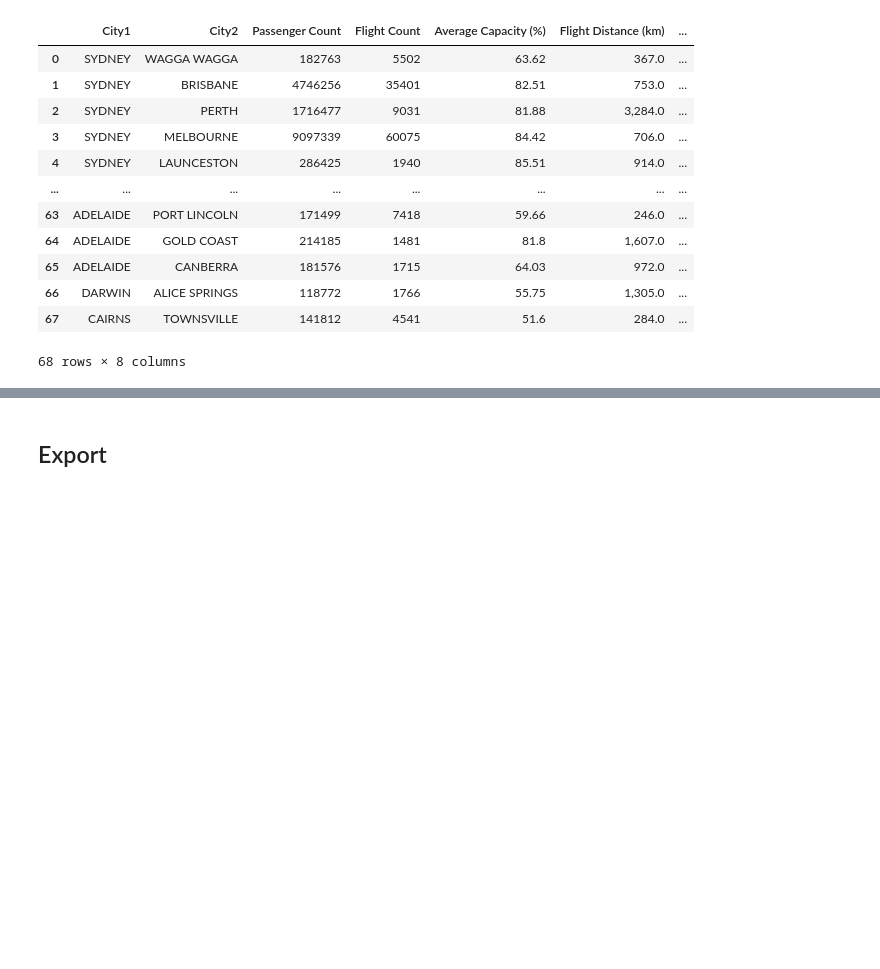
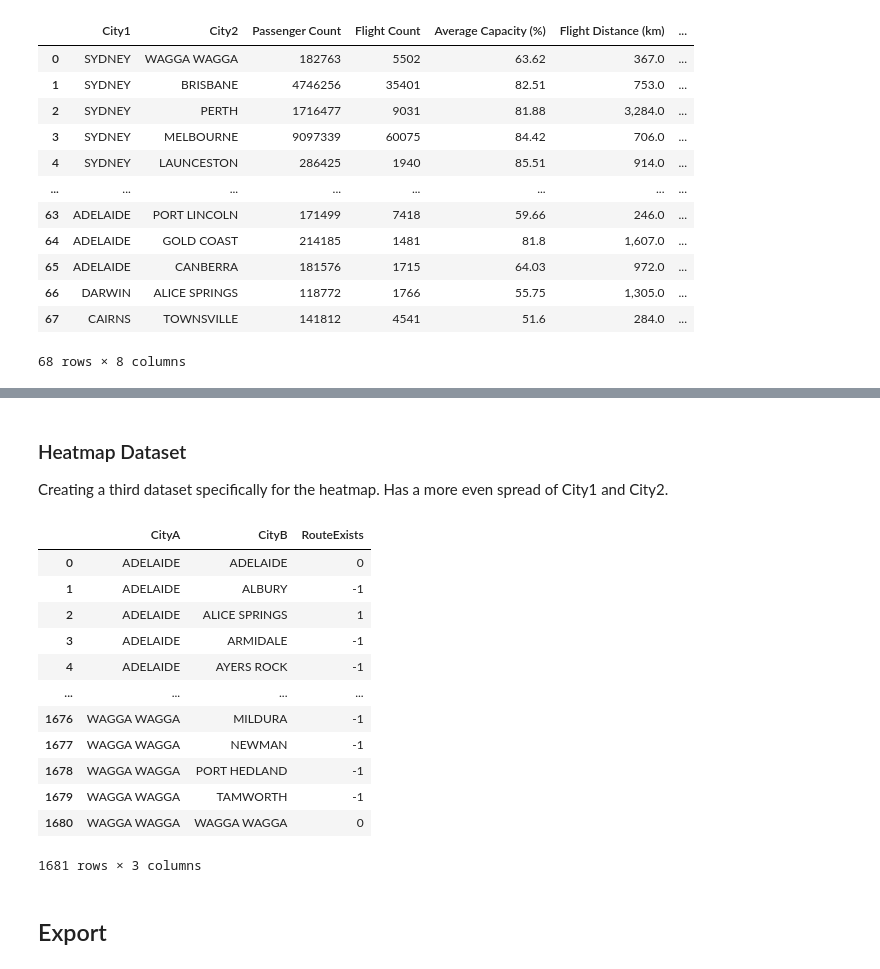
Before and after one commit to Ethan232187/Data-Visualisation-2, a Jupyter notebook: Data_Processing.ipynb, the cells around one changed output, grey strips where cells are left out. Drawn from its saved outputs; the diff is of its cells as text; code cells hidden in the pictures; blank space fills up the shorter version.

```diff
--- a/Data_Processing.ipynb
+++ b/Data_Processing.ipynb
@@ -230,3 +234,36 @@ data
+# %% [markdown]
+### Heatmap Dataset
+Creating a third dataset specifically for the heatmap.
+Has a more even spread of City1 and City2.
+# %%
+combinations = [(cityA, cityB) for cityA in cities for cityB in cities]
+data_heatmap = pd.DataFrame(combinations, columns=['CityA', 'CityB'])
+
+def route_exists(row):
+    if row['CityA'] == row['CityB']:
+        return 0
+    elif ((data['City1'] == row['CityA']) & (data['City2'] == row['CityB'])).any() or \
+         ((data['City1'] == row['CityB']) & (data['City2'] == row['CityA'])).any():
+        return 1
+    else:
+        return -1
+data_heatmap['RouteExists'] = data_heatmap.apply(route_exists, axis=1)
+# Print the result
+data_heatmap
+# %% [output]
+|  | CityA | CityB | RouteExists |
+| 0 | ADELAIDE | ADELAIDE | 0 |
+| 1 | ADELAIDE | ALBURY | -1 |
+| 2 | ADELAIDE | ALICE SPRINGS | 1 |
+| 3 | ADELAIDE | ARMIDALE | -1 |
+| 4 | ADELAIDE | AYERS ROCK | -1 |
+| ... | ... | ... | ... |
+| 1676 | WAGGA WAGGA | MILDURA | -1 |
+| 1677 | WAGGA WAGGA | NEWMAN | -1 |
+| 1678 | WAGGA WAGGA | PORT HEDLAND | -1 |
+| 1679 | WAGGA WAGGA | TAMWORTH | -1 |
+| 1680 | WAGGA WAGGA | WAGGA WAGGA | 0 |
+1681 rows × 3 columns
 # %% [markdown]
 ## Export
 # %%
```
Also changed, not shown: parts of 7 cells of this notebook, 14 other files.
